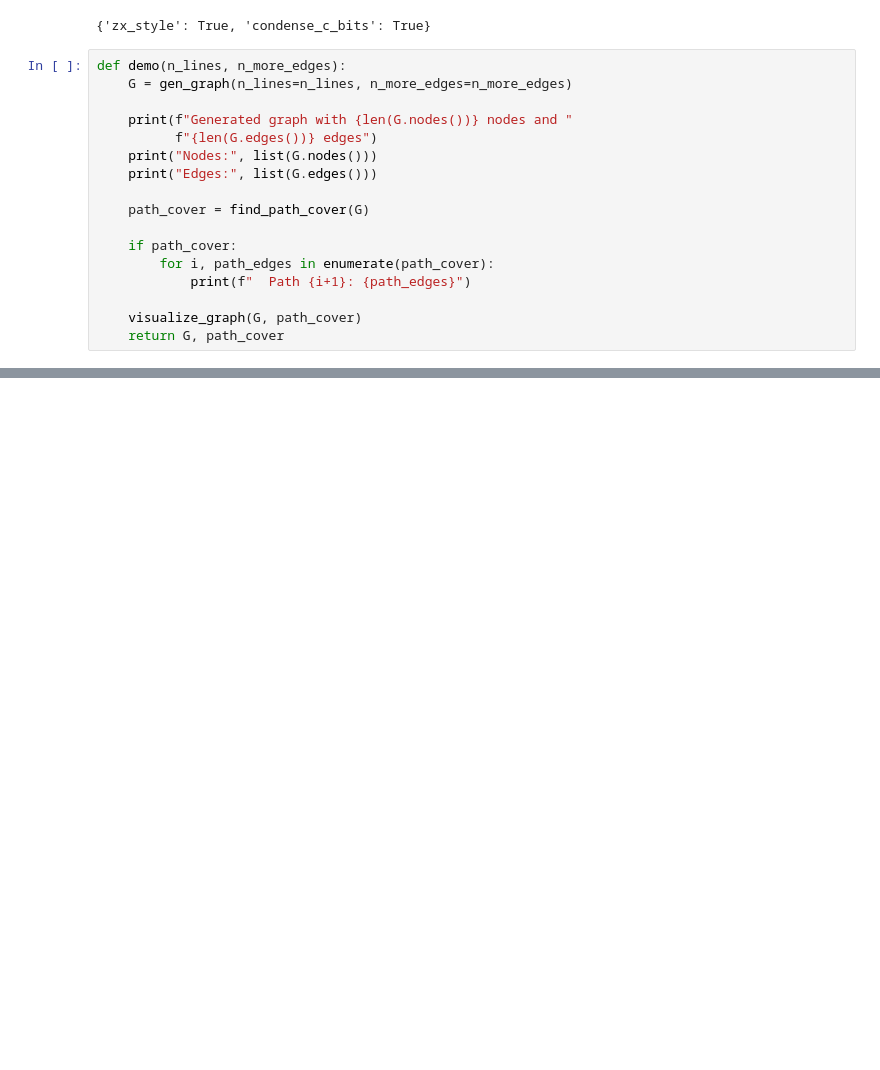
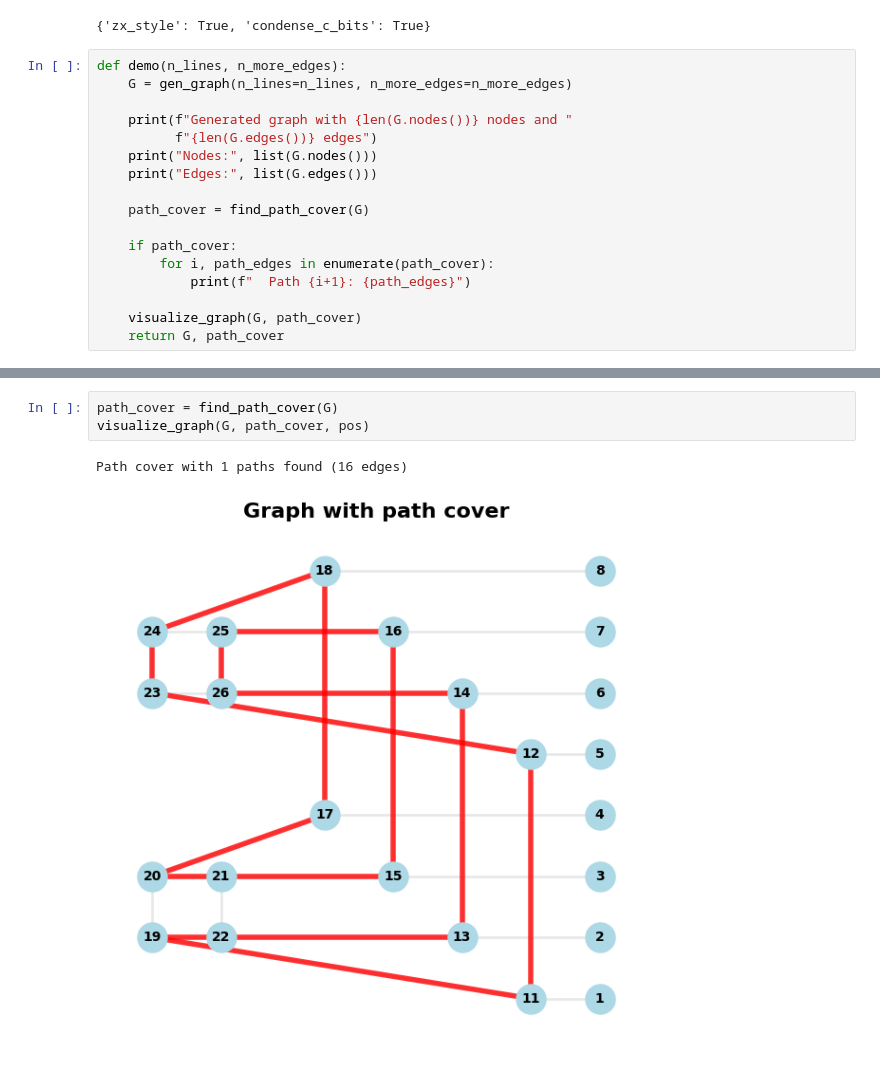
Before and after one commit to boldar99/FT-circuit-synthesis-ZX, a Jupyter notebook: path_cover.ipynb, the cells around one changed output, grey strips where cells are left out. Saved outputs shown, nothing was run; the diff lists cells and outputs as text; blank space fills up the shorter version.

```diff
--- a/path_cover.ipynb
+++ b/path_cover.ipynb
@@ -98,0 +109,6 @@ nx.draw(G, pos, node_color=node_colors, font_color='white', node_size=700)
+# %%
+path_cover = find_path_cover(G)
+visualize_graph(G, path_cover, pos)
+# %% [output]
+Path cover with 1 paths found (16 edges)
+[figure, added]
```
Also changed, not shown: parts of 8 cells of this notebook, 4 other files.
